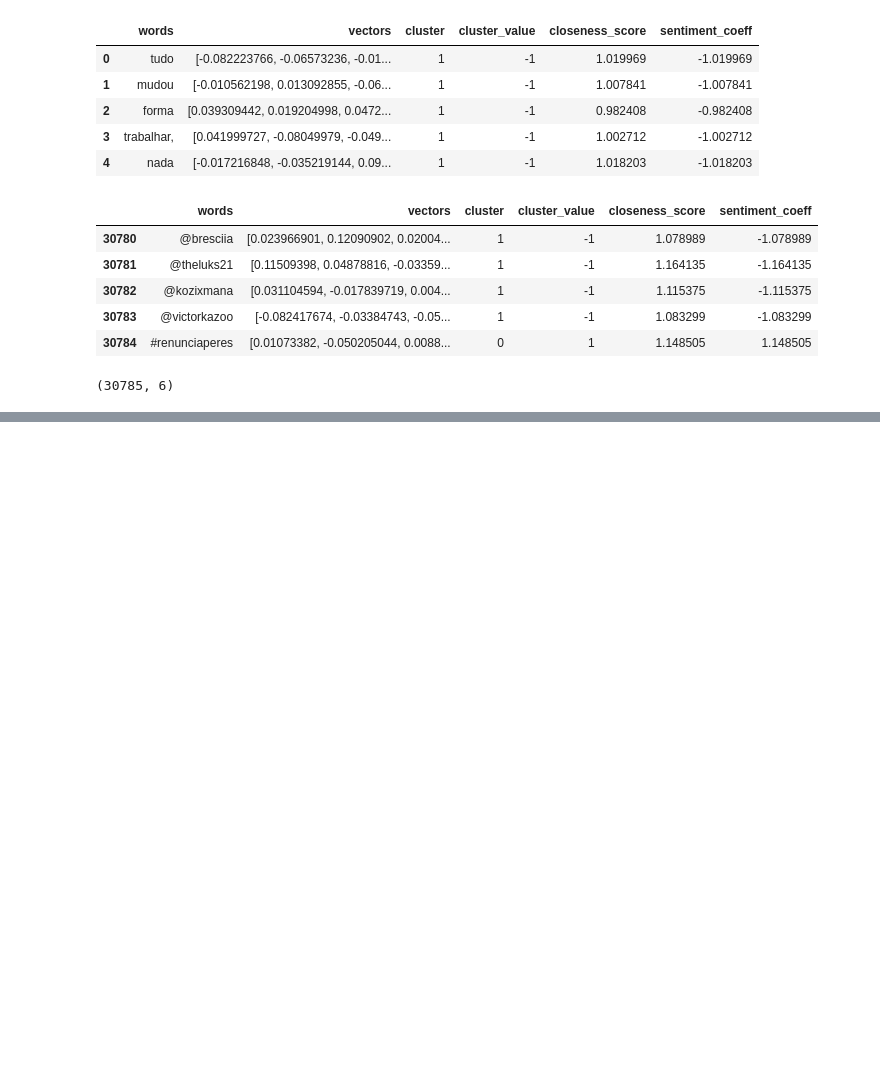
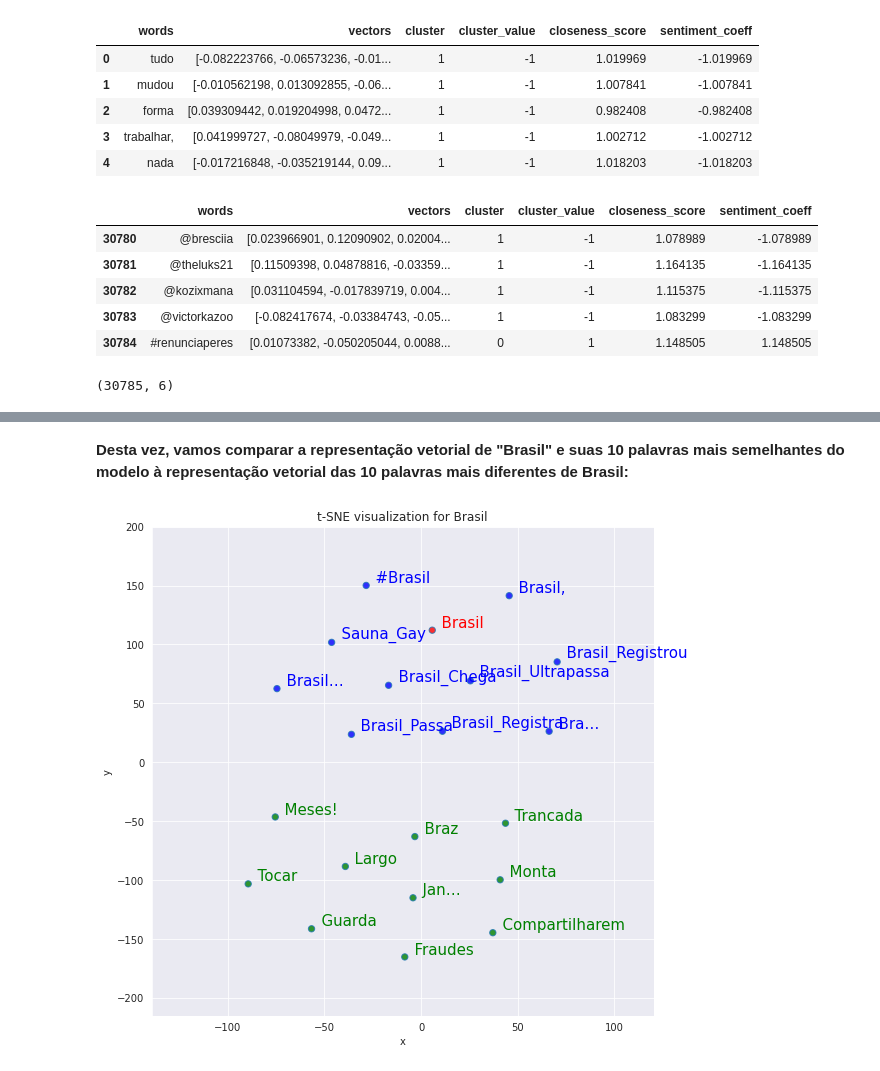
Before and after one commit to italolima04/monitoria-probabilidade-estatistica, a Jupyter notebook: Pesquisa-PID/Implementação-Algoritmos/Apresentação_PID_Implementação.ipynb, the cells around one changed output, grey strips where cells are left out. Drawn from its saved outputs; the diff is of its cells as text; code cells hidden in the pictures; blank space fills up the shorter version.

```diff
--- a/Pesquisa-PID/Implementação-Algoritmos/Apresentação_PID_Implementação.ipynb
+++ b/Pesquisa-PID/Implementação-Algoritmos/Apresentação_PID_Implementação.ipynb
@@ -549,0 +643,6 @@ words[['words', 'sentiment_coeff']].to_csv('dicionario_sentimentos.csv', index=F
+# %% [markdown]
+**Desta vez, vamos comparar a representação vetorial de "Brasil" e suas 10 palavras mais semelhantes do modelo à representação vetorial das 10 palavras mais diferentes de Brasil:**
+# %%
+tsnescatterplot(w2v_model, 'brasil', [i[0] for i in w2v_model.wv.most_similar(negative=["brasil"])])
+# %% [output]
+[figure, added]
```
Also changed, not shown: parts of 8 cells of this notebook.
